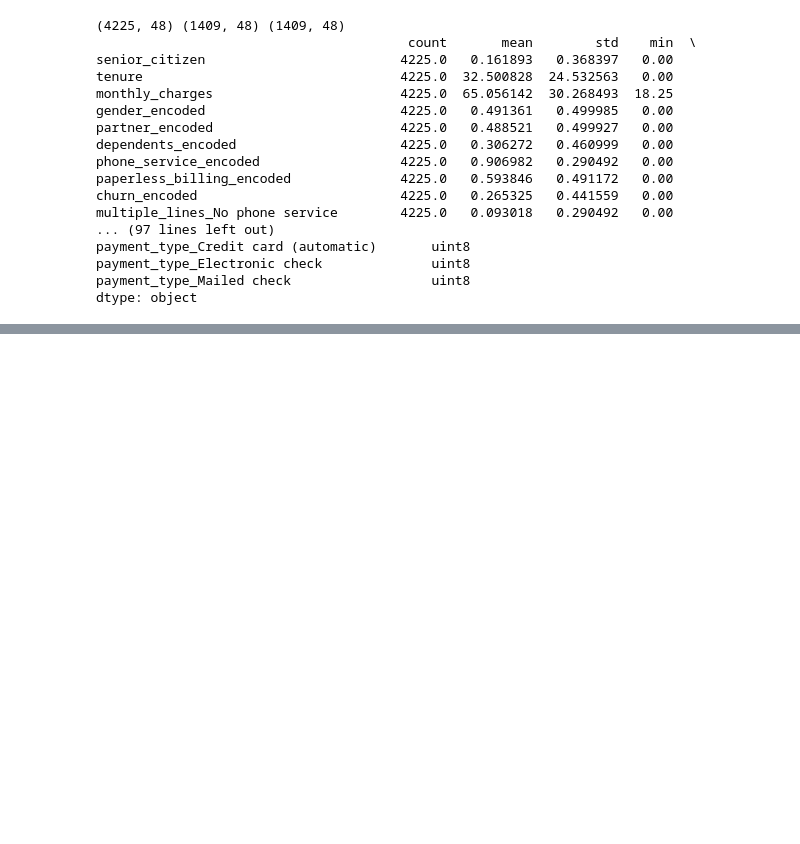
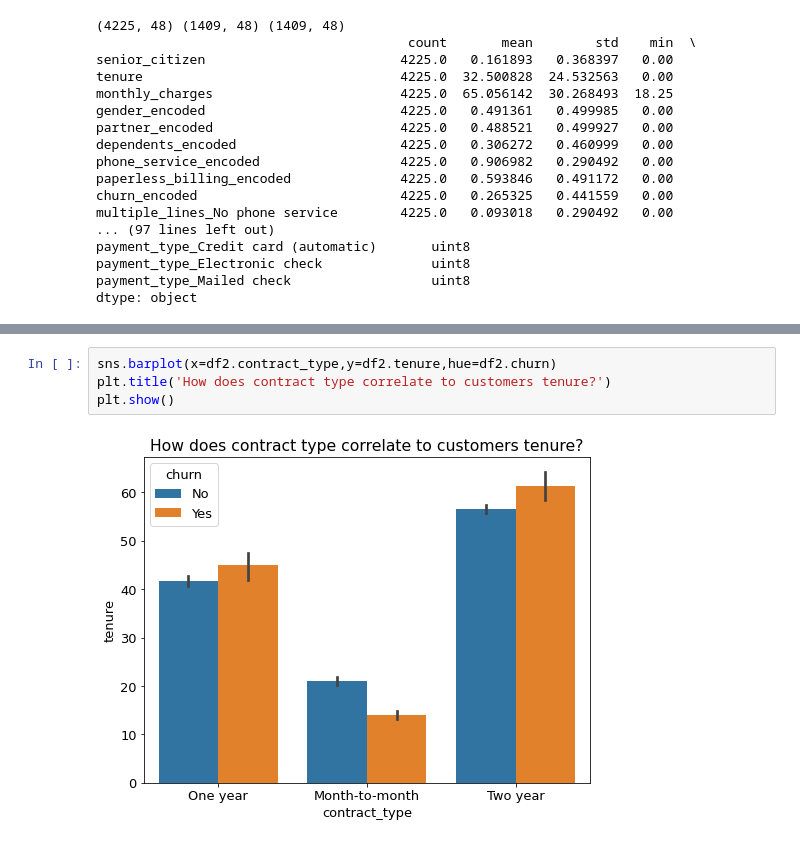
Before and after one commit to patrickamwayi/classification-exercises, a Jupyter notebook: classification-exercises.ipynb, the cells around one changed output, grey strips where cells are left out. Saved outputs shown, nothing was run; the diff lists cells and outputs as text; blank space fills up the shorter version.

```diff
--- a/classification-exercises.ipynb
+++ b/classification-exercises.ipynb
@@ -1461,0 +1464,6 @@ plt.show()
+# %%
+sns.barplot(x=df2.contract_type,y=df2.tenure,hue=df2.churn)
+plt.title('How does contract type correlate to customers tenure?')
+plt.show()
+# %% [output]
+[figure, added]
```
Also changed, not shown: parts of 35 cells of this notebook.
